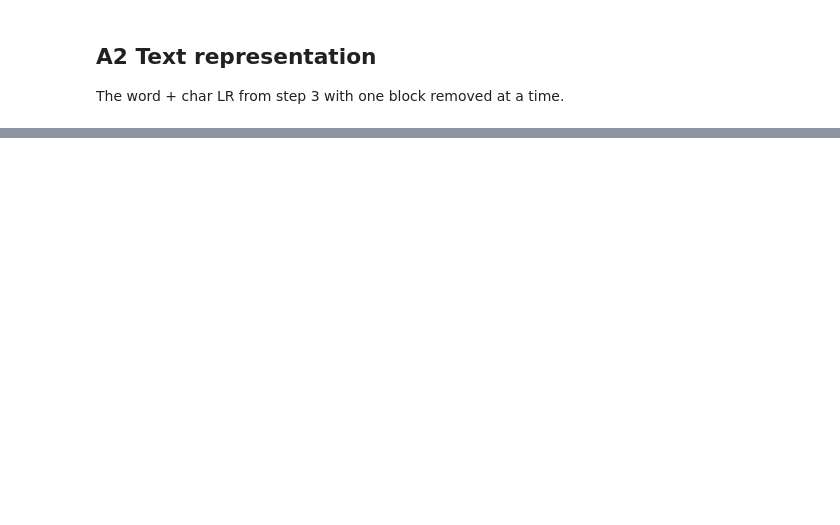
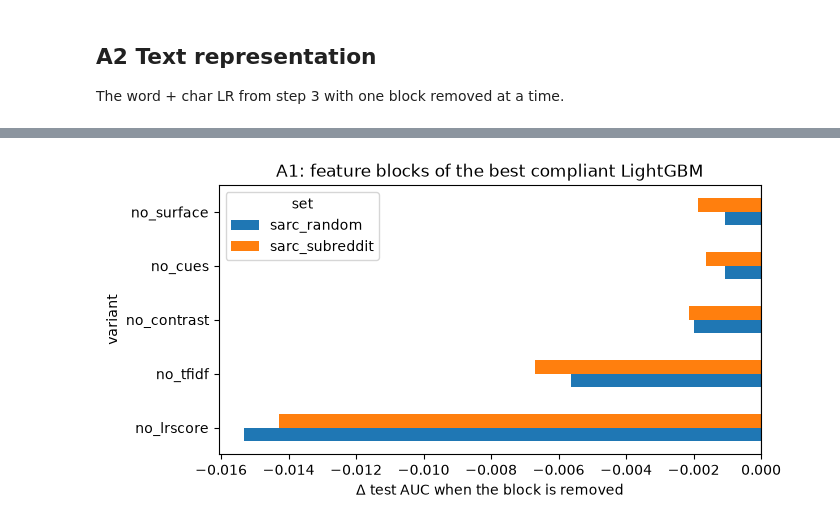
Before and after one commit to ssufiya/cs3244_group1, a Jupyter notebook: notebooks/09_ablations.ipynb, the cells around one changed output, grey strips where cells are left out. Cells and saved outputs as stored; diff of their text form; code cells hidden in the pictures; blank space fills up the shorter version.

Commit message:
Complete remaining ablations: feature blocks, EBM design, network design, trailing punctuation

```diff
--- a/notebooks/09_ablations.ipynb
+++ b/notebooks/09_ablations.ipynb
@@ -96,0 +101,10 @@ U.show(pd.DataFrame(rows))
+# %%
+# Leave one block out
+a1 = U.read_json(A / "a1_feature_blocks.json")
+rows = []
+for k, v in a1.items():
+    for s in ["sarc_random", "sarc_subreddit"]:
+        r = v[s]; b = r.get("vs_full", {})
+        rows.append({"variant": k, "set": s, "features": r["n_features"], "trees": r["n_trees"], "test_auc": r["test"]["roc_auc"],
+                     "p75_recall": r["test"].get("p75_recall"), "d_vs_full": b.get("diff"), "ci_low": b.get("ci_low"), "ci_high": b.get("ci_high")})
+a1t = pd.DataFrame(rows); U.show(a1t)
@@ -96,0 +125,8 @@ U.show(pd.DataFrame(rows))
+# %%
+# Loss from removing each block
+p = a1t[a1t.variant != "full"].pivot(index="variant", columns="set", values="d_vs_full").sort_values("sarc_random")
+fig, ax = plt.subplots(figsize=(7, 3.5)); p.plot.barh(ax=ax); ax.axvline(0, color="k", lw=0.8)
+ax.set_xlabel("Δ test AUC when the block is removed"); ax.set_title("A1: feature blocks of the best compliant LightGBM")
+U.savefig(fig, "S09_a1_blocks.png"); plt.show()
+# %% [output]
+[figure, added]
```
Also changed, not shown: parts of 12 cells of this notebook, 20 other files.
